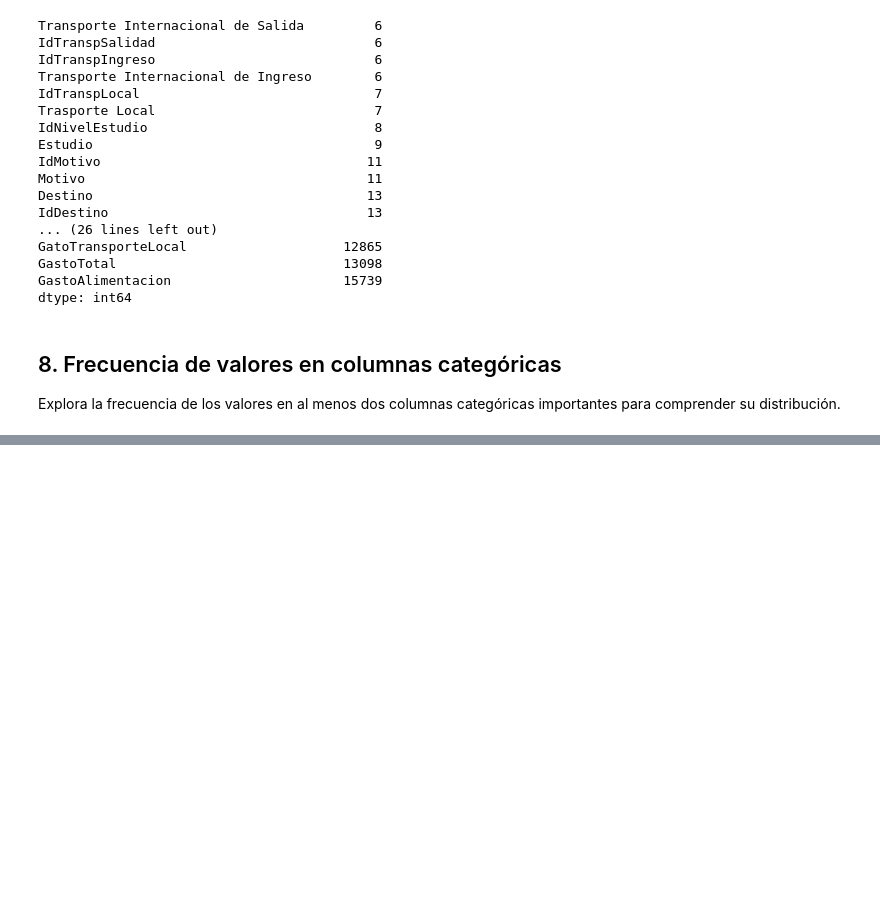
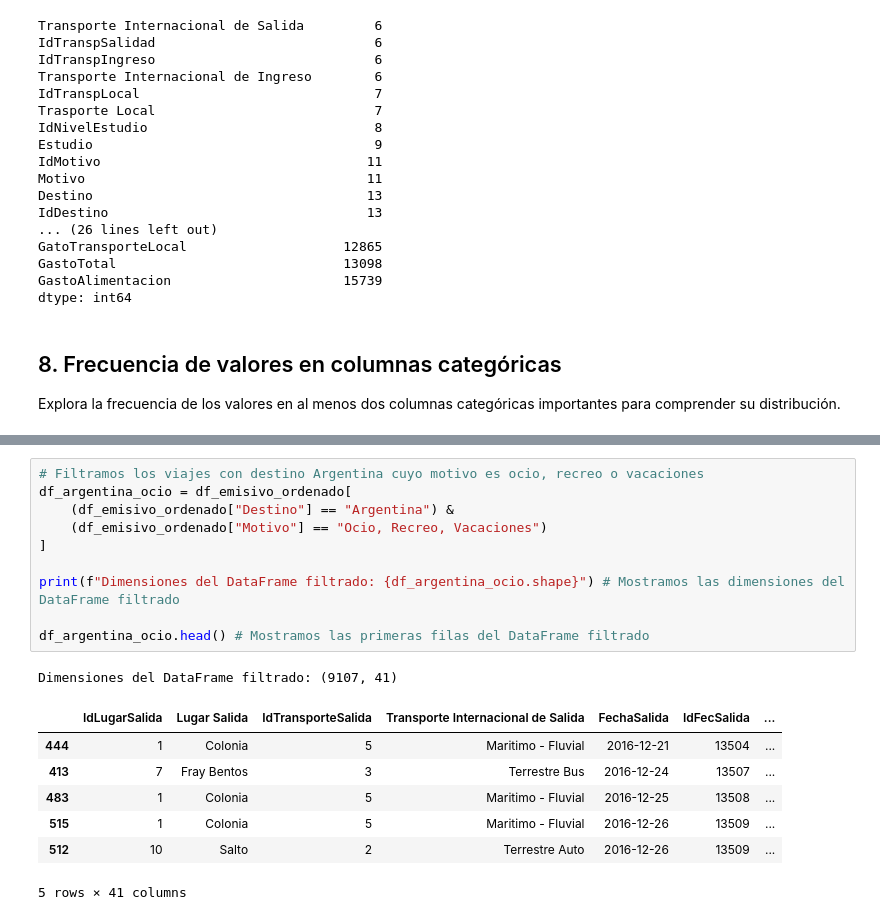
Before and after one commit to ignacionachorodriguez/entrega1-turismo, a Jupyter notebook: entrega1.ipynb, the cells around one changed output, grey strips where cells are left out. Cells and saved outputs as stored; diff of their text form; blank space fills up the shorter version.

```diff
--- a/entrega1.ipynb
+++ b/entrega1.ipynb
@@ -292,0 +394,19 @@ Durante la exploración de la frecuencia de las categorías se detectó una inco
+# %%
+# Filtramos los viajes con destino Argentina cuyo motivo es ocio, recreo o vacaciones
+df_argentina_ocio = df_emisivo_ordenado[
+    (df_emisivo_ordenado["Destino"] == "Argentina") &
+    (df_emisivo_ordenado["Motivo"] == "Ocio, Recreo, Vacaciones")
+]
+
+print(f"Dimensiones del DataFrame filtrado: {df_argentina_ocio.shape}") # Mostramos las dimensiones del DataFrame filtrado
+
+df_argentina_ocio.head() # Mostramos las primeras filas del DataFrame filtrado
+# %% [output]
+Dimensiones del DataFrame filtrado: (9107, 41)
+|  | IdLugarSalida | Lugar Salida | IdTransporteSalida | Transporte Internacional de Salida | FechaSalida | IdFecSalida | ... |
+| 444 | 1 | Colonia | 5 | Maritimo - Fluvial | 2016-12-21 | 13504 | ... |
+| 413 | 7 | Fray Bentos | 3 | Terrestre Bus | 2016-12-24 | 13507 | ... |
+| 483 | 1 | Colonia | 5 | Maritimo - Fluvial | 2016-12-25 | 13508 | ... |
+| 515 | 1 | Colonia | 5 | Maritimo - Fluvial | 2016-12-26 | 13509 | ... |
+| 512 | 10 | Salto | 2 | Terrestre Auto | 2016-12-26 | 13509 | ... |
+5 rows × 41 columns
```
Also changed, not shown: parts of 14 cells of this notebook.
